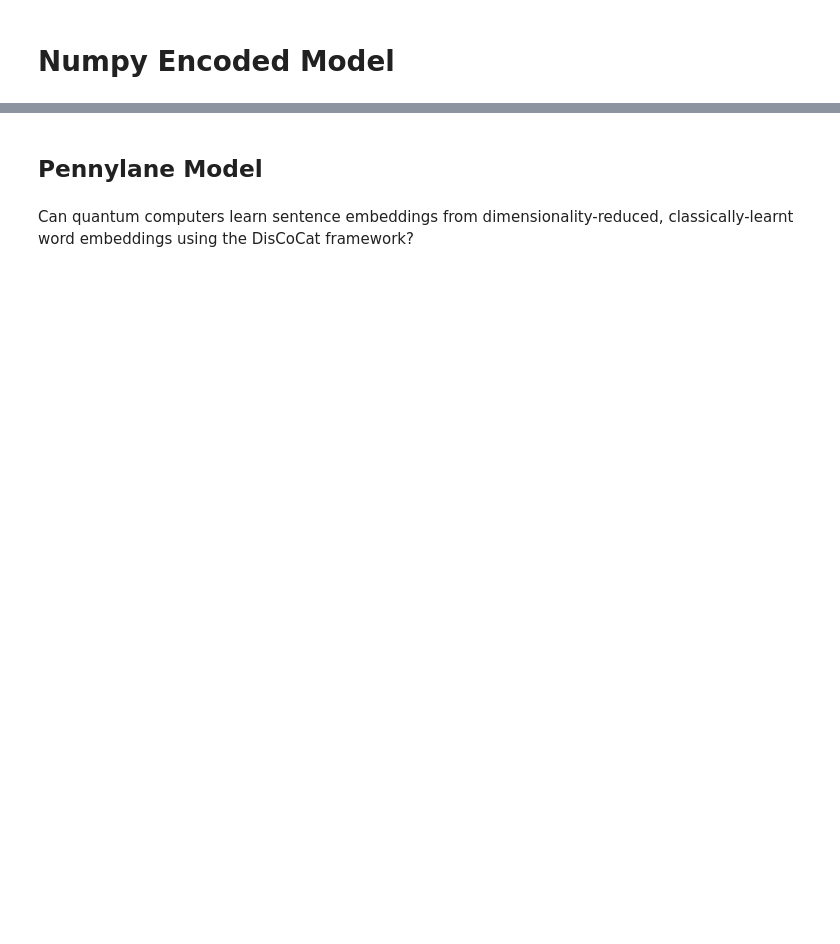
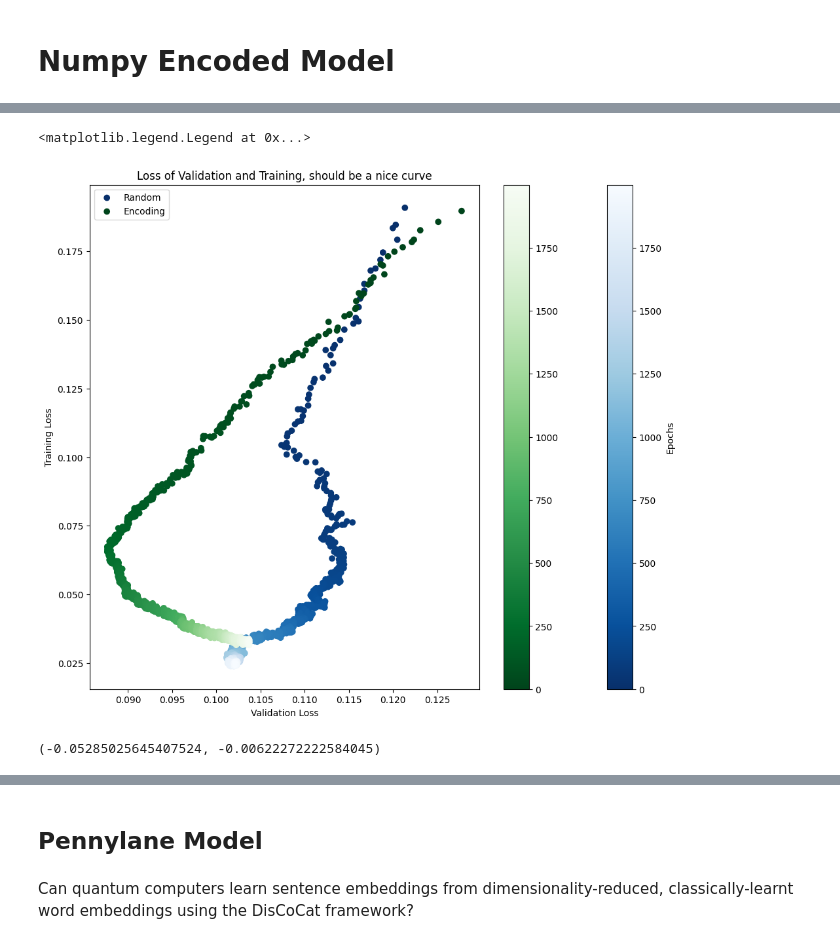
Before and after one commit to henry-dev-atkins/QNLP_MasterWork, a Jupyter notebook: IanMeeting.ipynb, the cells around one changed output, grey strips where cells are left out. Drawn from its saved outputs; the diff is of its cells as text; code cells hidden in the pictures; blank space fills up the shorter version.

```diff
--- a/IanMeeting.ipynb
+++ b/IanMeeting.ipynb
@@ -553,0 +557,20 @@ AttributeError: 'NoneType' object has no attribute 'initialise_weights'
+# %%
+ax = plt.figure(figsize=(12,10))
+plt.scatter(numpy_trainer.val_costs,numpy_trainer.train_epoch_costs,c=epoch_count, cmap='Blues_r', label = 'Random')
+plt.colorbar(label='Epochs')
+plt.scatter(numpy_e_trainer.val_costs,numpy_e_trainer.train_epoch_costs,c=epoch_count, cmap='Greens_r', label = 'Encoding')
+plt.xlabel("Validation Loss")
+plt.ylabel("Training Loss")
+plt.title("Loss of Validation and Training, should be a nice curve")
+plt.colorbar()
+plt.legend()
+# %% [output]
+<matplotlib.legend.Legend at 0x...>
+[figure, added]
+# %%
+random_prediction = pd.Series(numpy_model.get_diagram_output(diagrams))
+random_e_prediction = pd.Series(numpy_e_model.get_diagram_output(diagrams))
+
+grouped_data['score'].corr(random_e_prediction, method='spearman'), grouped_data['score'].corr(random_prediction, method='spearman')
+# %% [output]
+(-0.05285025645407524, -0.00622272222584045)
```
Also changed, not shown: parts of 14 cells of this notebook, 21 other files.
